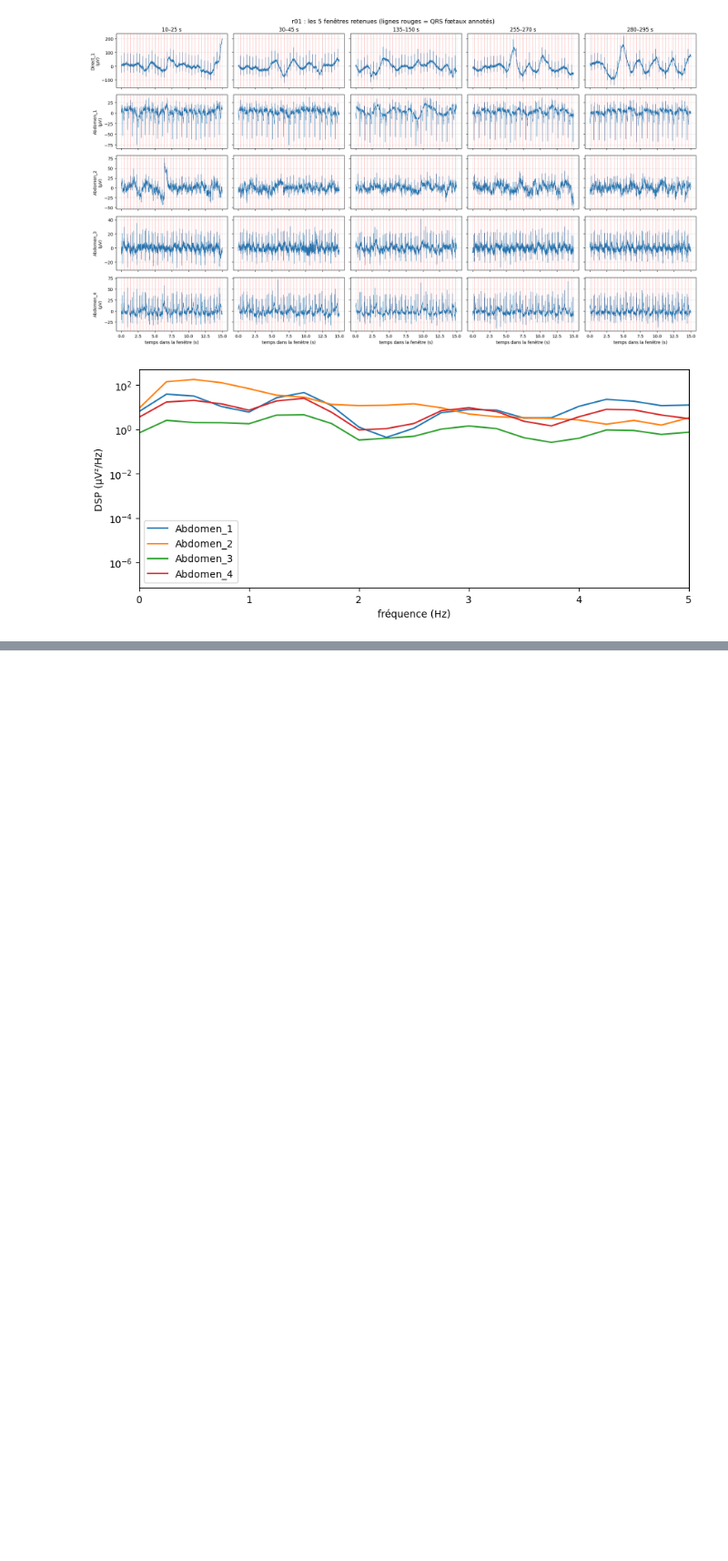
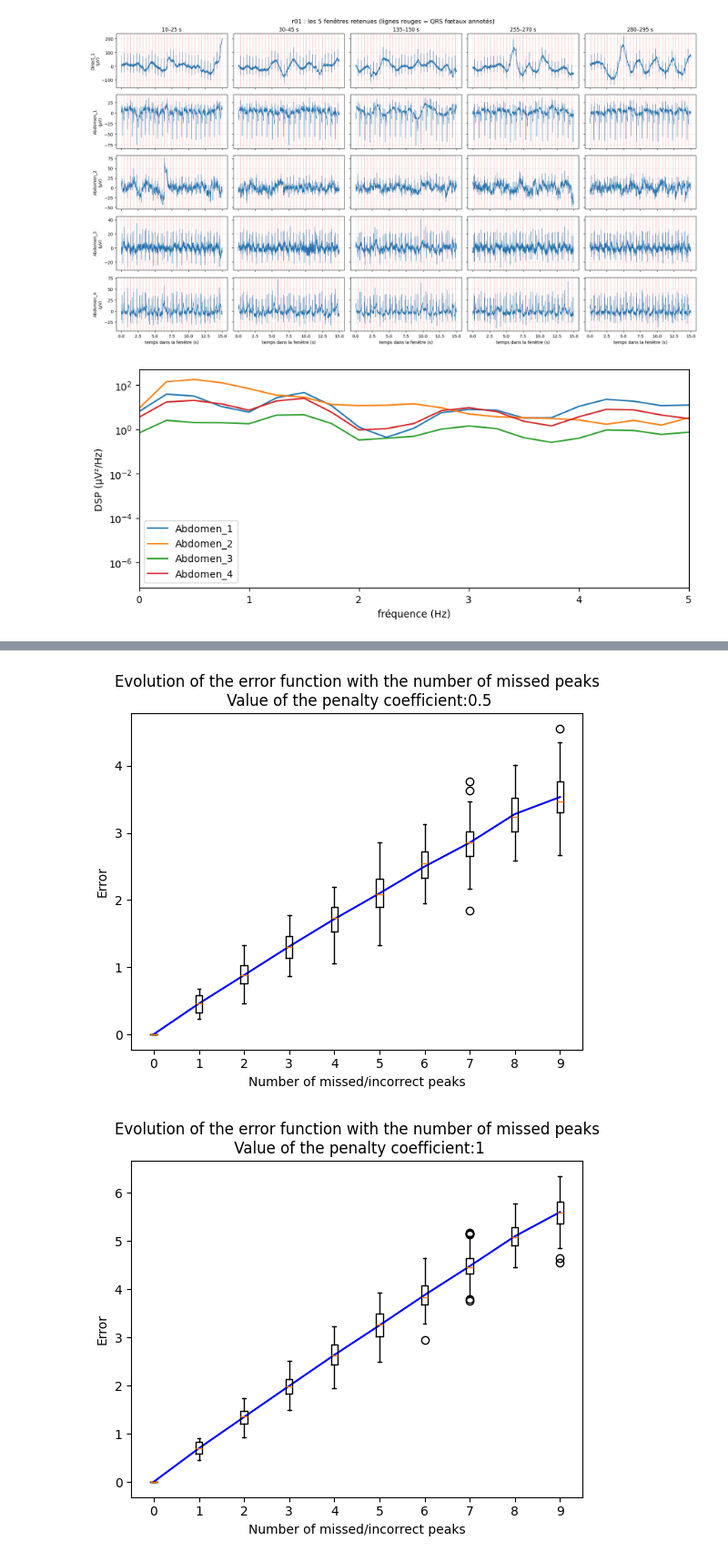
Before and after one commit to MorganSantalucia/Bio-Inspired-AI-project----Morgan-SANTALUCIA-Owen-LE-DILY, a Jupyter notebook: BSS Project Owen.ipynb, the cells around one changed output, grey strips where cells are left out. Shown at 91% size. Drawn from its saved outputs; the diff is of its cells as text; code cells hidden in the pictures; blank space fills up the shorter version.

```diff
--- a/BSS Project Owen.ipynb
+++ b/BSS Project Owen.ipynb
@@ -200,0 +208,45 @@ plt.show()
+# %%
+def error(annotations, detected_peaks, coeff = 1):
+    annotations = np.array(annotations)
+    detected_peaks = np.array(detected_peaks)
+    nb_peaks = len(annotations)
+    nb_detected_peaks = len(detected_peaks)
+    if nb_detected_peaks==nb_peaks:
+        average_error = sum(abs(annotations-detected_peaks))/nb_peaks
+        return average_error
+    else:
+        total_error = 0
+        for i in range(nb_detected_peaks*(nb_detected_peaks<=nb_peaks)+nb_peaks*(nb_detected_peaks>nb_peaks)):
+            total_error += abs(detected_peaks[i]-annotations[i])
+            i=i+1
+        average_error = total_error/nb_peaks
+        average_error += coeff*abs(nb_detected_peaks-nb_peaks)*annotations[nb_peaks-1]/nb_peaks #Add to the average error the number of peaks missed or created, weighted by the average time between two heartbeats, times a given penalty coefficient
+        return average_error
+# %%
+# The coefficient is a coefficient for the penalty for an incorrect number of detected peaks.
+# A high value of the coefficient reduces the relative importance of the position of missed/incorrect peaks in the signal
+# Without penalty or with a low penalty, the error is significantly higher if a missed/incorrect peak is at the beginning of the signal
+# Without a very high penalty, the position of peaks become almost irrelevant compared to their number
+
+for coeff in [0.5,1,2,4,8]:
+    errors = np.zeros((100,10))
+    for j in range(10):
+        for i in range(100):
+            detected_peaks = np.array(window["t_s"][list_peaks+t_debut*fs])
+            annotations = qrs_window["t_s"]
+            detected_peaks = np.delete(detected_peaks,random.sample([l for l in range(len(annotations))], k=j))
+            errors[i,j] = error(annotations, detected_peaks,coeff)
+            i=i+1
+        j=j+1
+
+    plt.figure()
+    plt.plot(range(0,10), [np.mean(errors[:,j]) for j in range(0,10)],ls='-', c="blue")
+    for j in range(10):
+        plt.boxplot(errors[:,j], positions = [j])
+    plt.title("Evolution of the error function with the number of missed peaks"+"\n Value of the penalty coefficient:"+str(coeff))
+    plt.xlabel("Number of missed/incorrect peaks")
+    plt.ylabel("Error")
+    plt.show()
+# %% [output]
+[figure, added]
+[figure, added]
```
Also changed, not shown: parts of 4 cells of this notebook.
